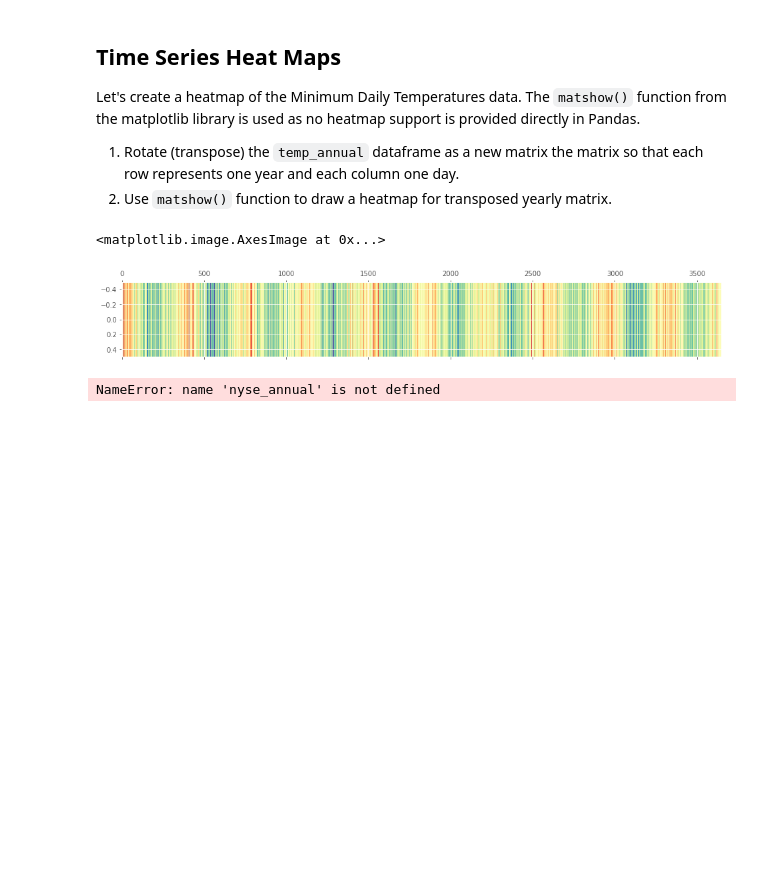
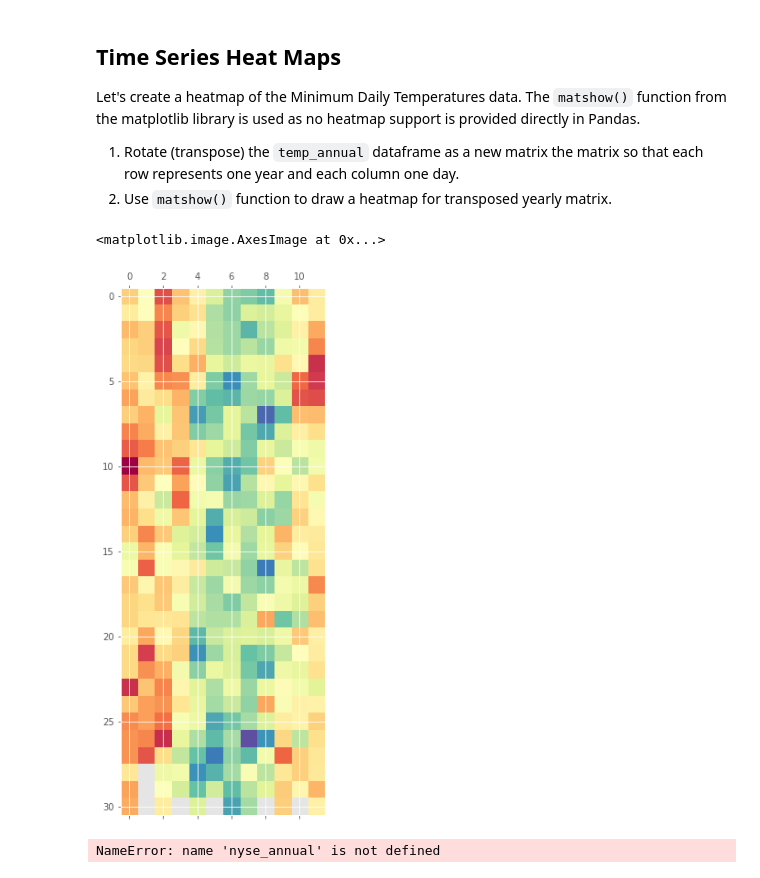
Before and after one commit to Socjon/dsc-3-25-04-visualizing-time-series-data-lab-online-ds-pt-100118, a Jupyter notebook: index.ipynb, the cells around one changed output. Drawn from its saved outputs; the diff is of its cells as text; code cells hidden in the pictures; blank space fills up the shorter version.

```diff
--- a/index.ipynb
+++ b/index.ipynb
@@ -194,10 +194,10 @@ Let's create a heatmap of the Minimum Daily Temperatures data. The `matshow()` f
 # %%
 ##### Transpose the yearly group DataFrame and draw a heatmap with matshow()
 year_trans = df.T
-plt.matshow(year_trans,interpolation=None, aspect='auto', cmap=plt.cm.Spectral_r)
+plt.matshow(months_df,interpolation=None, aspect='auto', cmap=plt.cm.Spectral_r)
 # %% [output]
 <matplotlib.image.AxesImage at 0x...>
-[figure, old version]
+[figure, new version]
 # %%
 year_matrix = nyse_annual.T
 plt.matshow(year_matrix, interpolation=None, aspect='auto', cmap=plt.cm.Spectral_r)
```
